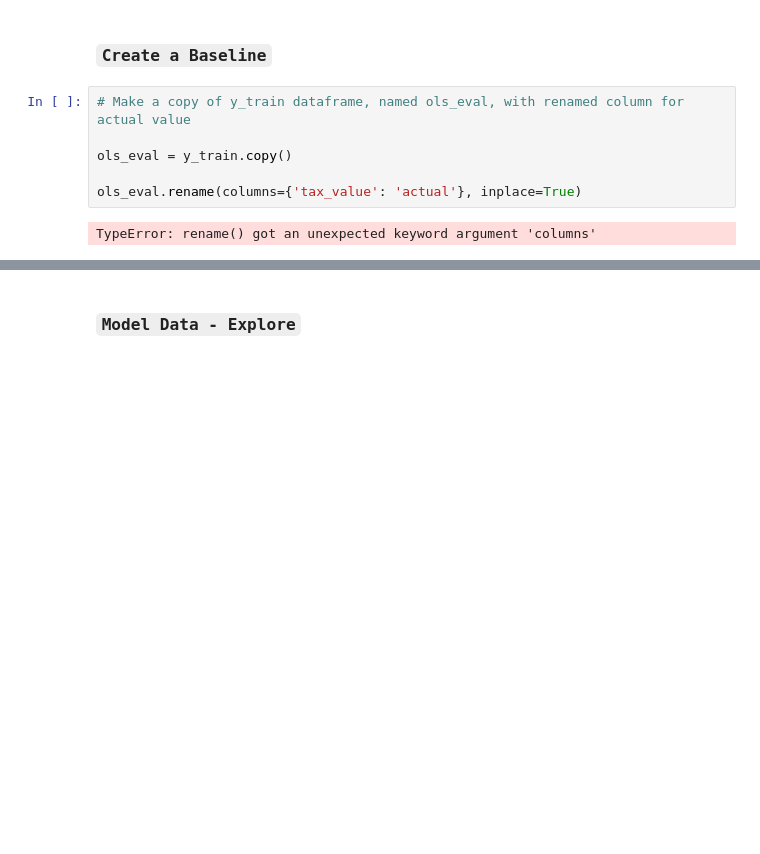
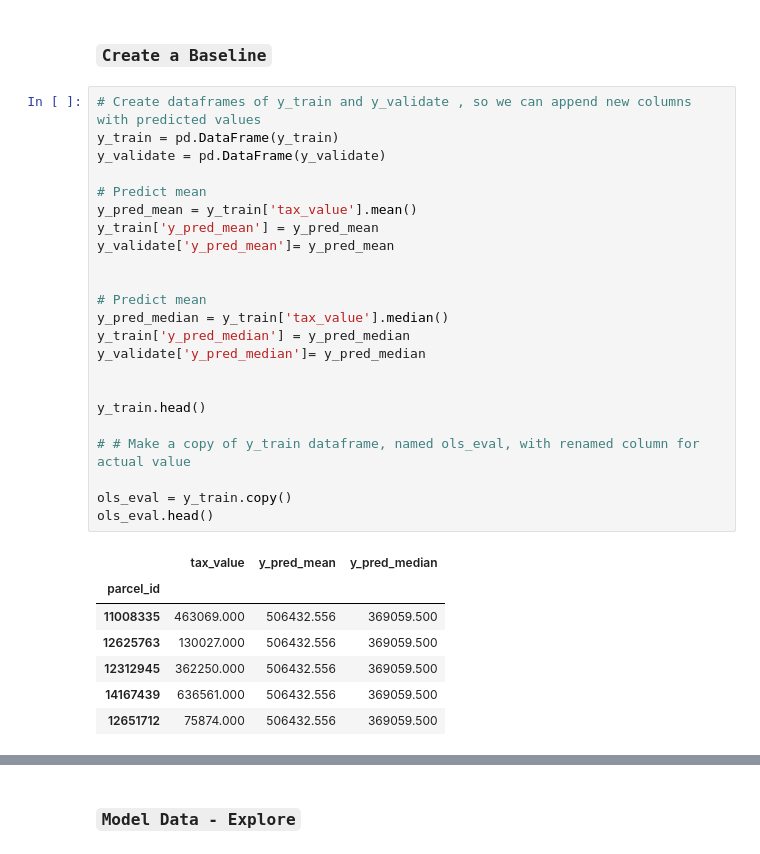
Before and after one commit to barbmarques/zillow-regression-project, a Jupyter notebook: Zillow.ipynb, the cells around one changed output, grey strips where cells are left out. Cells and saved outputs as stored; diff of their text form; blank space fills up the shorter version.

````diff
--- a/Zillow.ipynb
+++ b/Zillow.ipynb
@@ -483,11 +493,34 @@ Name: zip_code, dtype: float64
 ... (4 outputs left out)
 # %% [markdown]
 ### ```Create a Baseline```
-# %%
-# Make a copy of y_train dataframe, named ols_eval, with renamed column for actual value
-
-ols_eval = y_train.copy()
-
-ols_eval.rename(columns={'tax_value': 'actual'}, inplace=True)
-# %% [output]
-TypeError: rename() got an unexpected keyword argument 'columns'
+# %%
+# Create dataframes of y_train and y_validate , so we can append new columns with predicted values
+y_train = pd.DataFrame(y_train)
+y_validate = pd.DataFrame(y_validate)
+
+# Predict mean
+y_pred_mean = y_train['tax_value'].mean()
+y_train['y_pred_mean'] = y_pred_mean
+y_validate['y_pred_mean']= y_pred_mean
+
+
+# Predict mean
+y_pred_median = y_train['tax_value'].median()
+y_train['y_pred_median'] = y_pred_median
+y_validate['y_pred_median']= y_pred_median
+
+
+y_train.head()
+
+# # Make a copy of y_train dataframe, named ols_eval, with renamed column for actual value
+
+ols_eval = y_train.copy()
+ols_eval.head()
+# %% [output]
+|  | tax_value | y_pred_mean | y_pred_median |
+| parcel_id |  |  |  |
+| 11008335 | 463069.000 | 506432.556 | 369059.500 |
+| 12625763 | 130027.000 | 506432.556 | 369059.500 |
+| 12312945 | 362250.000 | 506432.556 | 369059.500 |
+| 14167439 | 636561.000 | 506432.556 | 369059.500 |
+| 12651712 | 75874.000 | 506432.556 | 369059.500 |
````
Also changed, not shown: parts of 9 cells of this notebook.
